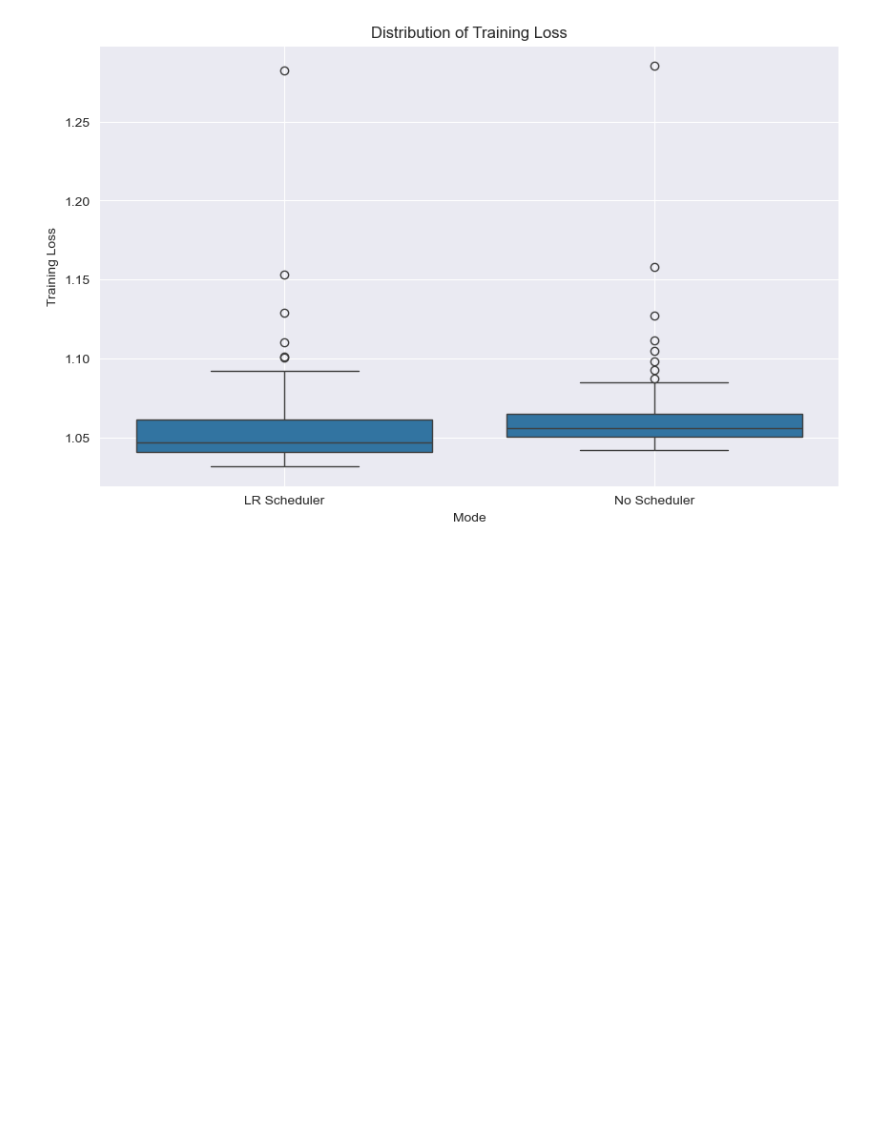
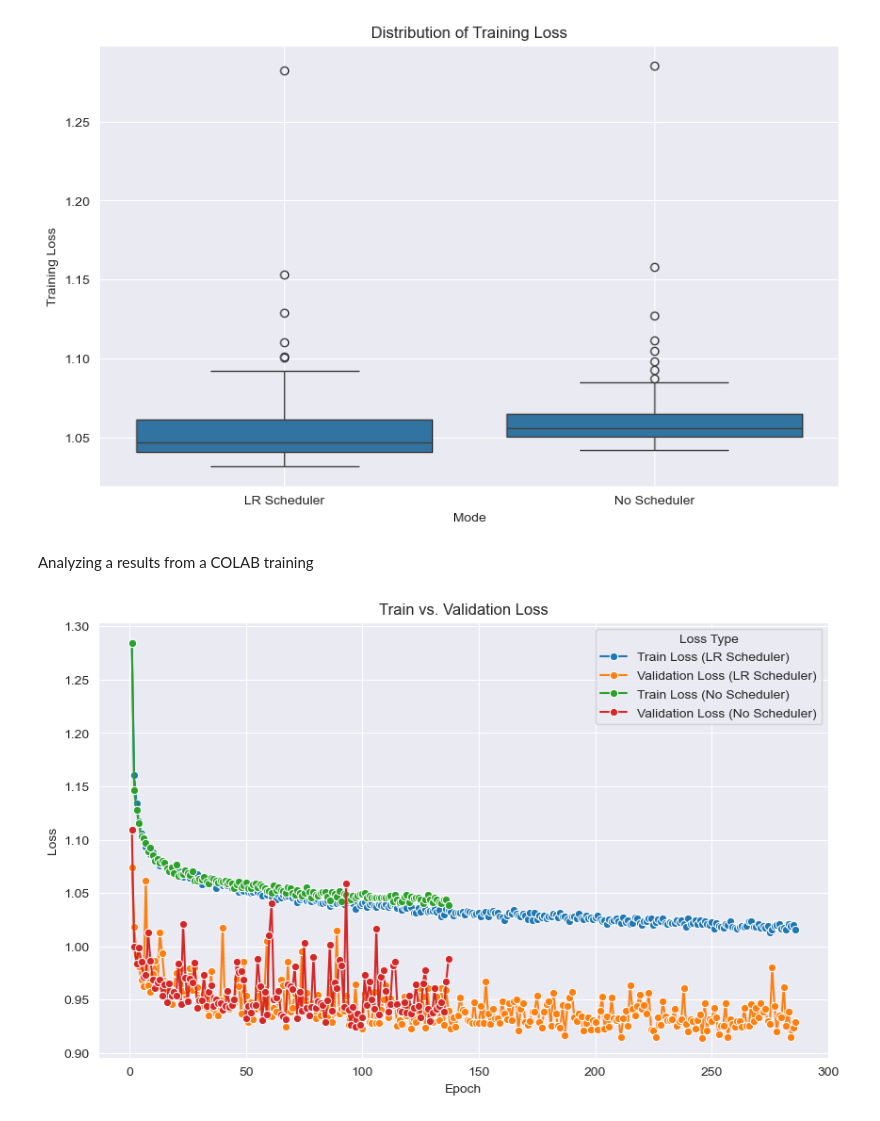
Before and after one commit to omar11205/torchDeepLearning, a Jupyter notebook: ANN/20_torch_taxi_fares_p3.ipynb, the cells around one changed output. Cells and saved outputs as stored; diff of their text form; code cells hidden in the pictures; blank space fills up the shorter version.

```diff
--- a/ANN/20_torch_taxi_fares_p3.ipynb
+++ b/ANN/20_torch_taxi_fares_p3.ipynb
@@ -414,3 +409,21 @@ plt.grid(True)
 plt.show()
 # %% [output]
 [figure]
+# %% [markdown]
+Analyzing a results from a COLAB training
+# %%
+results_lr = pd.read_csv("export/results_lr.csv")
+# %%
+plt.figure(figsize=(10, 6))
+sns.lineplot(data=results_lr[results_lr['Mode'] == 'LR Scheduler'], x='Epoch', y='Train Loss', label='Train Loss (LR Scheduler)', marker='o')
+sns.lineplot(data=results_lr[results_lr['Mode'] == 'LR Scheduler'], x='Epoch', y='Validation Loss', label='Validation Loss (LR Scheduler)', marker='o')
+sns.lineplot(data=results_lr[results_lr['Mode'] == 'No Scheduler'], x='Epoch', y='Train Loss', label='Train Loss (No Scheduler)', marker='o')
+sns.lineplot(data=results_lr[results_lr['Mode'] == 'No Scheduler'], x='Epoch', y='Validation Loss', label='Validation Loss (No Scheduler)', marker='o')
+plt.title('Train vs. Validation Loss')
+plt.xlabel('Epoch')
+plt.ylabel('Loss')
+plt.legend(title='Loss Type')
+plt.grid(True)
+plt.show()
+# %% [output]
+[figure, added]
```
Also changed, not shown: parts of 3 cells of this notebook.
